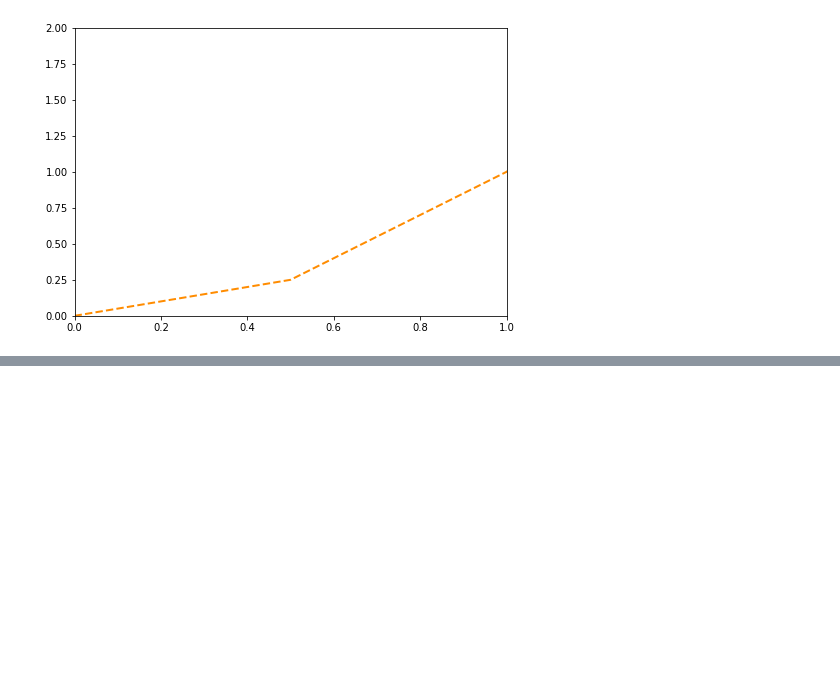
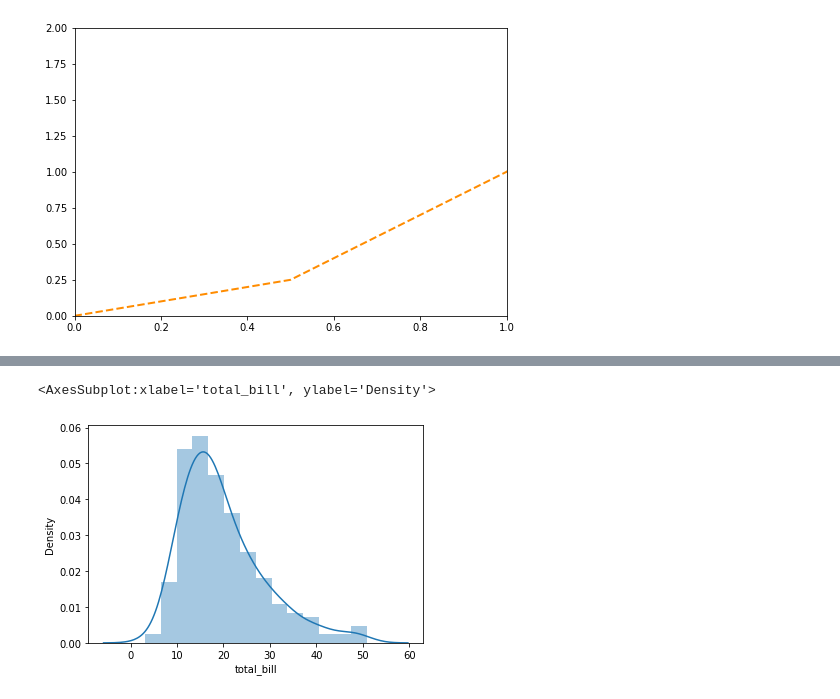
Before and after one commit to ayberkbozkus/DataScience, a Jupyter notebook: Study.ipynb, the cells around one changed output, grey strips where cells are left out. Cells and saved outputs as stored; diff of their text form; code cells hidden in the pictures; blank space fills up the shorter version.

```diff
--- a/Study.ipynb
+++ b/Study.ipynb
@@ -3708,0 +3759,5 @@ pip
+# %%
+sns.distplot(tips['total_bill'])
+# %% [output]
+<AxesSubplot:xlabel='total_bill', ylabel='Density'>
+[figure, added]
```
Also changed, not shown: parts of 47 cells of this notebook.
